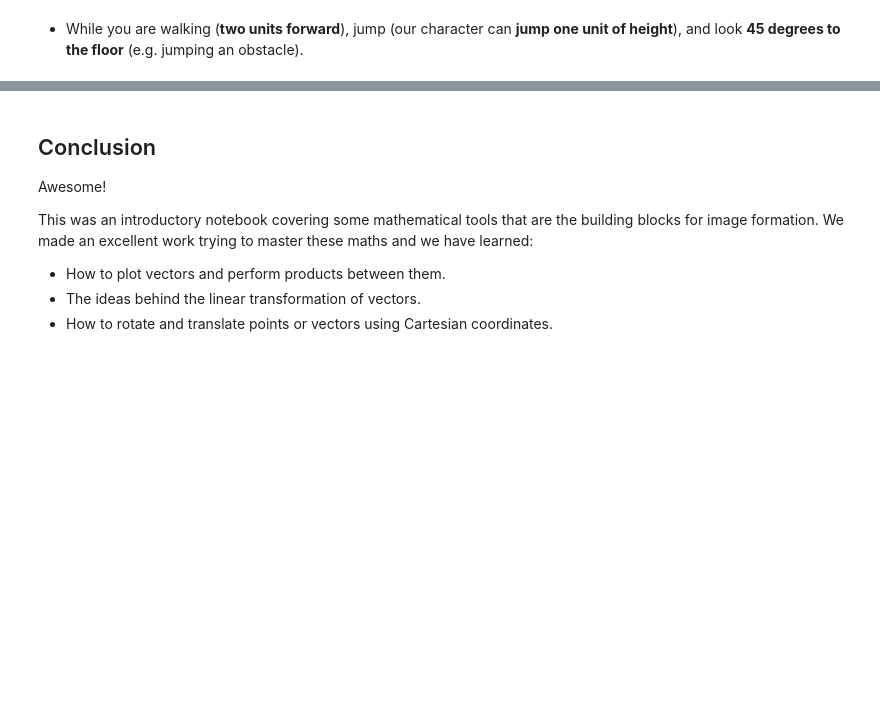
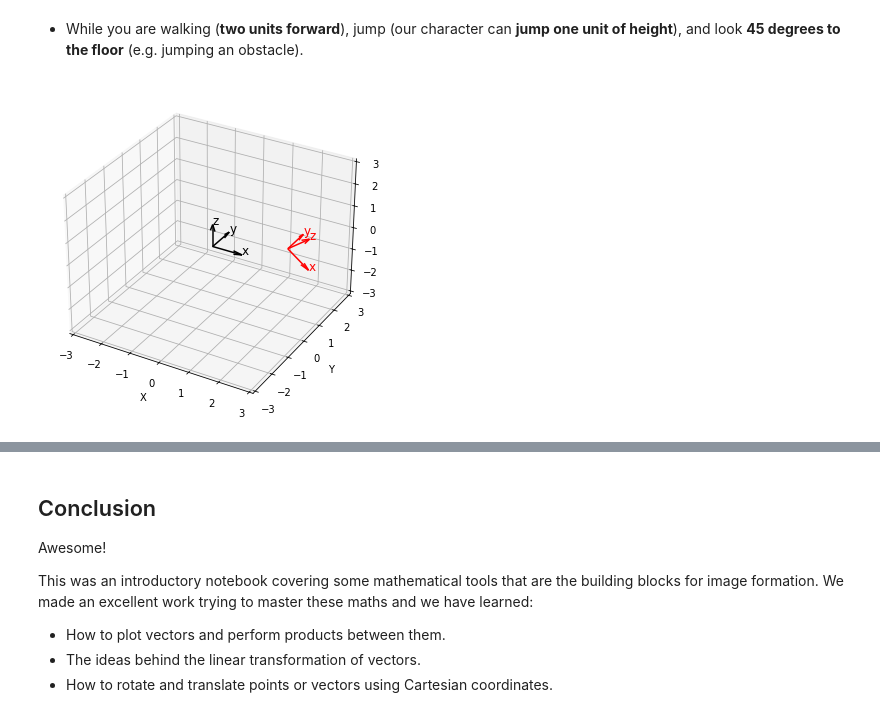
Before and after one commit to rubenjr0/uma_cv_2024, a Jupyter notebook: Chapter 08. Image Formation/8.1 Mathematical tools. Euclidean transformations in 3D.ipynb, the cells around one changed output, grey strips where cells are left out. Cells and saved outputs as stored; diff of their text form; code cells hidden in the pictures; blank space fills up the shorter version.

```diff
--- a/Chapter 08. Image Formation/8.1 Mathematical tools. Euclidean transformations in 3D.ipynb
+++ b/Chapter 08. Image Formation/8.1 Mathematical tools. Euclidean transformations in 3D.ipynb
@@ -877,17 +888,21 @@ apply_rotation_translation(v,origin,None,None,None,translation,["x","y","z"],[-3
 # %%
 # Write your code here!
 
 # Vector coordinates
-v = np.array([[1,0,0],[0,1,0],[0,0,1]])
+v = np.array([[1, 0, 0], [0, 1, 0], [0, 0, 1]])
 
 # Origin coordinates
-origin = np.array([[0,0,0],[0,0,0],[0,0,0]])
+origin = np.array([[0, 0, 0], [0, 0, 0], [0, 0, 0]])
 
 # Traslation vector
-translation = np.array(None)
+translation = np.array([[2], [1], [0]])
 
 # Apply transformation
-apply_rotation_translation(v,origin,None,None,None,translation,["x","y","z"],[-3,3,-3,3,-3,3])
+apply_rotation_translation(
+    v, origin, 0, 45, 0, translation, ["x", "y", "z"], [-3, 3, -3, 3, -3, 3]
+)
+# %% [output]
+[figure, added]
 # %% [markdown]
 <font color='blue'>**Expected output:**  </font>
 
```
Also changed, not shown: parts of 13 cells of this notebook, 1 other file.
